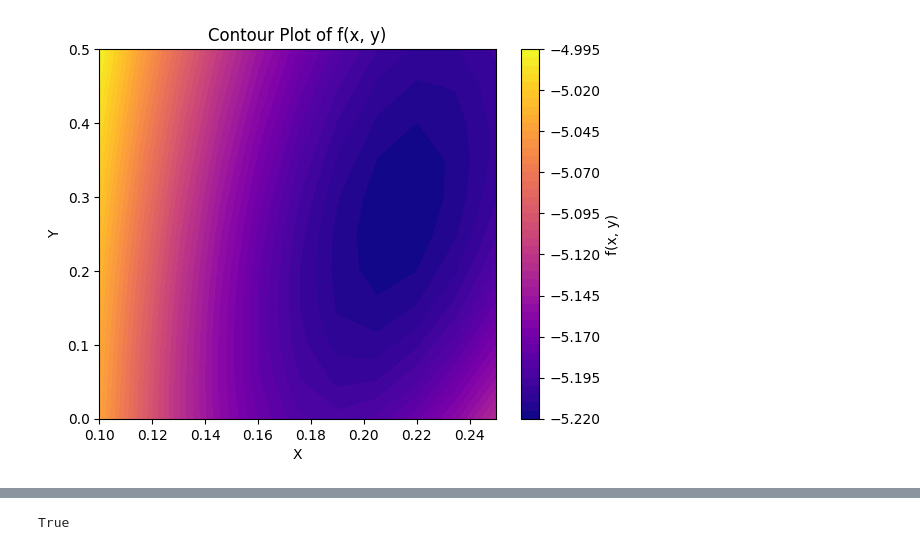
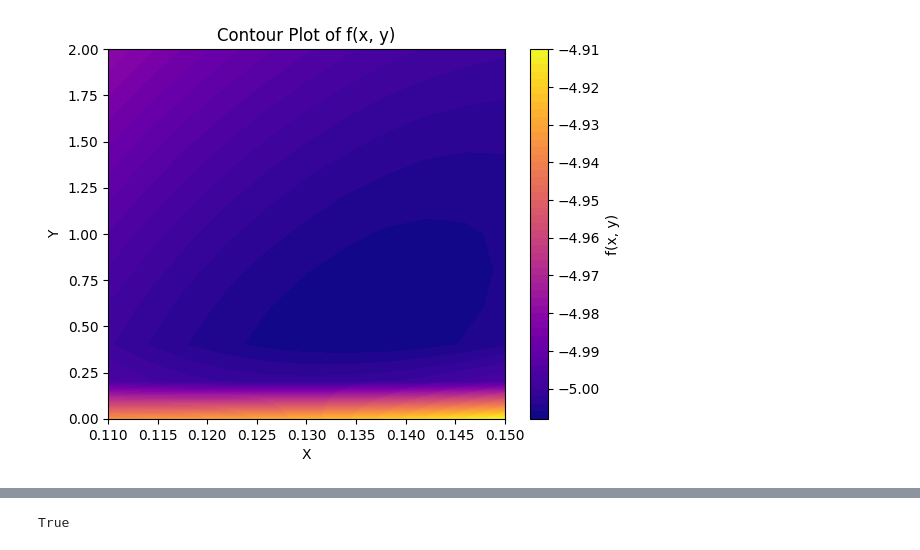
Before and after one commit to kato-megumi/misc-random-script, a Jupyter notebook: unsharp.ipynb, the cells around one changed output, grey strips where cells are left out. Drawn from its saved outputs; the diff is of its cells as text; code cells hidden in the pictures.

```diff
--- a/unsharp.ipynb
+++ b/unsharp.ipynb
@@ -11,9 +11,10 @@ from concurrent.futures import ProcessPoolExecutor, as_completed, ThreadPoolExec
 # name = "hinata4794.png"
 # img_gt = cv2.imread(f"R:/otome/_1_/{name}").astype(np.float32) / 255
 # img = cv2.imread(f"R:/otome/_0_/{name}")
-
-img_gt = cv2.imread("R:/ginka/lr/o5bexpd1.png").astype(np.float32) / 255
-img = cv2.imread("R:/ginka/hr/8ovwuke5.png")
+# img_gt = cv2.imread("R:/ginka/lr/o5bexpd1.png").astype(np.float32) / 255
+# img = cv2.imread("R:/ginka/hr/8ovwuke5.png")
+img_gt = cv2.imread("E:/Dataset/otome/_3_/kazari1619.png").astype(np.float32) / 255
+img = cv2.imread("E:/Dataset/otome/_0_/kazari1619.png")
 img = misc.resize(img, tuple(img_gt.shape[:2][::-1]), interpolation = misc.Filter.LANCZOS).astype(np.float32) / 255
 
 def f(amount, threshold, radius = 3):
@@ -29,41 +30,41 @@ from concurrent.futures import ThreadPoolExecutor
 tick = 11
 x_vals = np.linspace(0.0, 0.5, tick)
 y_vals = np.linspace(0, 4, tick)
-x_vals = np.linspace(0.1, 0.25, tick)
-y_vals = np.linspace(0, 0.5, tick)
+x_vals = np.linspace(0.11, 0.15, tick)
+y_vals = np.linspace(0, 2.0, tick)
 
 # Create an empty grid to store function values
 z = np.zeros((len(x_vals), len(y_vals)))
 
 # Define a function to evaluate f(x, y) in parallel
 def evaluate_point(i, j):
     return i, j, f(x_vals[i], y_vals[j], 3)
 
 # Evaluate the function at each point on the grid in parallel
 with ThreadPoolExecutor() as executor:
     futures = []
     for i in range(len(x_vals)):
         for j in range(len(y_vals)):
             futures.append(executor.submit(evaluate_point, i, j))
 
     for future in futures:
         result = future.result()
         z[result[1], result[0]] = result[2]
 
 # Create a 2D contour plot
 X, Y = np.meshgrid(x_vals, y_vals)
 plt.contourf(X, Y, z, 50, cmap='plasma')
 plt.colorbar(label='f(x, y)')
 
 # Set labels and title
 plt.xlabel('X')
 plt.ylabel('Y')
 plt.title('Contour Plot of f(x, y)')
 
 # Show plot
 plt.show()
 # %% [output]
-[figure, old version]
+[figure, new version]
 # %%
 #cv2 lanczos > -5
 import os
```
Also changed, not shown: parts of 5 cells of this notebook, 13 other files.
